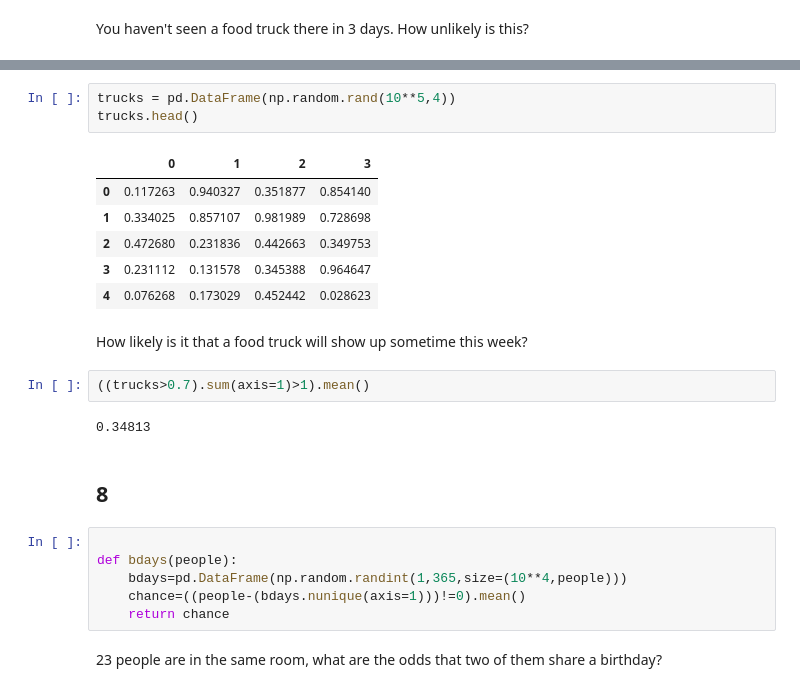
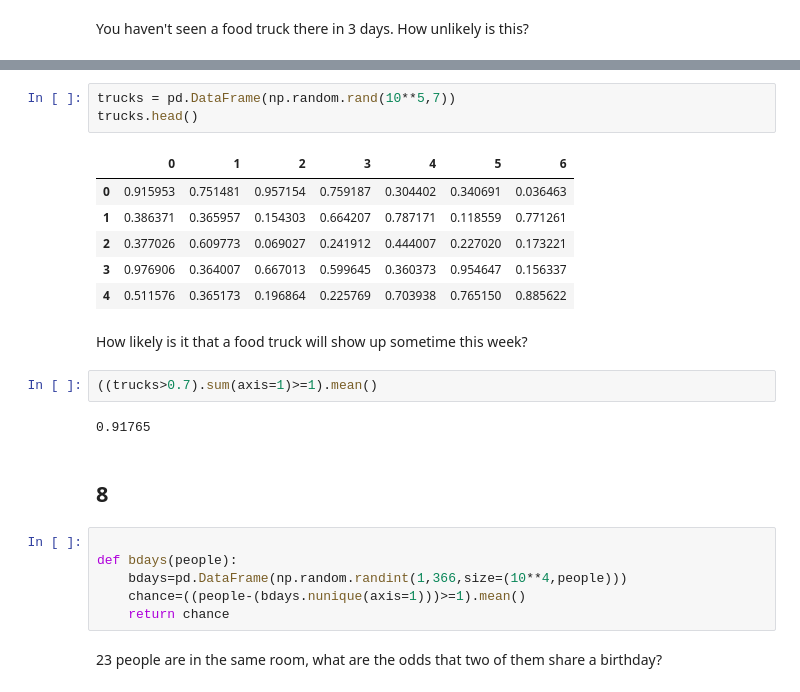
Before and after one commit to hinzle/statistics-exercises, a Jupyter notebook: simulation.ipynb, the cells around one changed output, grey strips where cells are left out. Saved outputs shown, nothing was run; the diff lists cells and outputs as text.

```diff
--- a/simulation.ipynb
+++ b/simulation.ipynb
@@ -292,26 +286,26 @@ You haven't seen a food truck there in 3 days. How unlikely is this?
 # %%
-trucks = pd.DataFrame(np.random.rand(10**5,4))
+trucks = pd.DataFrame(np.random.rand(10**5,7))
 trucks.head()
 # %% [output]
-|  | 0 | 1 | 2 | 3 |
-| 0 | 0.117263 | 0.940327 | 0.351877 | 0.854140 |
-| 1 | 0.334025 | 0.857107 | 0.981989 | 0.728698 |
-| 2 | 0.472680 | 0.231836 | 0.442663 | 0.349753 |
-| 3 | 0.231112 | 0.131578 | 0.345388 | 0.964647 |
-| 4 | 0.076268 | 0.173029 | 0.452442 | 0.028623 |
+|  | 0 | 1 | 2 | 3 | 4 | 5 | 6 |
+| 0 | 0.915953 | 0.751481 | 0.957154 | 0.759187 | 0.304402 | 0.340691 | 0.036463 |
+| 1 | 0.386371 | 0.365957 | 0.154303 | 0.664207 | 0.787171 | 0.118559 | 0.771261 |
+| 2 | 0.377026 | 0.609773 | 0.069027 | 0.241912 | 0.444007 | 0.227020 | 0.173221 |
+| 3 | 0.976906 | 0.364007 | 0.667013 | 0.599645 | 0.360373 | 0.954647 | 0.156337 |
+| 4 | 0.511576 | 0.365173 | 0.196864 | 0.225769 | 0.703938 | 0.765150 | 0.885622 |
 # %% [markdown]
 How likely is it that a food truck will show up sometime this week?
 # %%
-((trucks>0.7).sum(axis=1)>1).mean()
+((trucks>0.7).sum(axis=1)>=1).mean()
 # %% [output]
-0.34813
+0.91765
 # %% [markdown]
 ## 8
 # %%
 
 def bdays(people):
-	bdays=pd.DataFrame(np.random.randint(1,365,size=(10**4,people)))
-	chance=((people-(bdays.nunique(axis=1)))!=0).mean()
+	bdays=pd.DataFrame(np.random.randint(1,366,size=(10**4,people)))
+	chance=((people-(bdays.nunique(axis=1)))>=1).mean()
 	return chance
 # %% [markdown]
 23 people are in the same room, what are the odds that two of them share a birthday?
```
Also changed, not shown: parts of 42 cells of this notebook.
